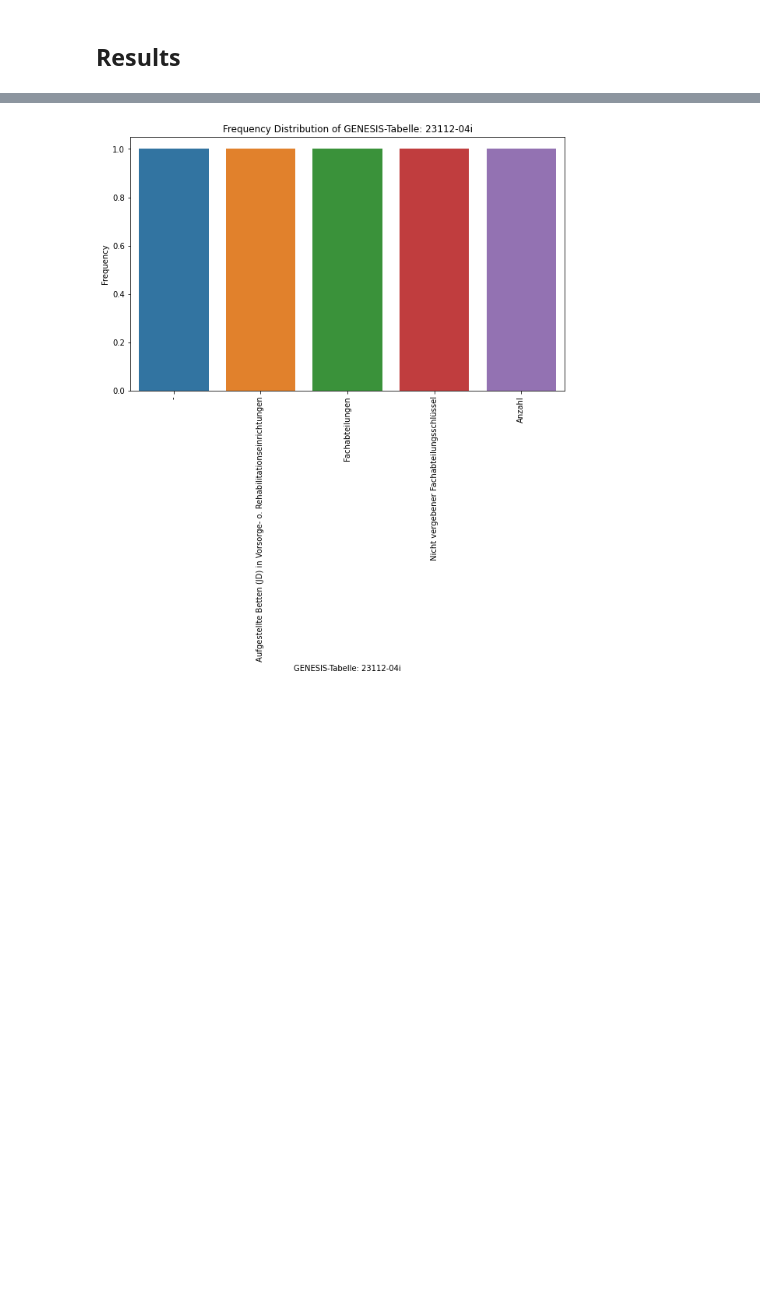
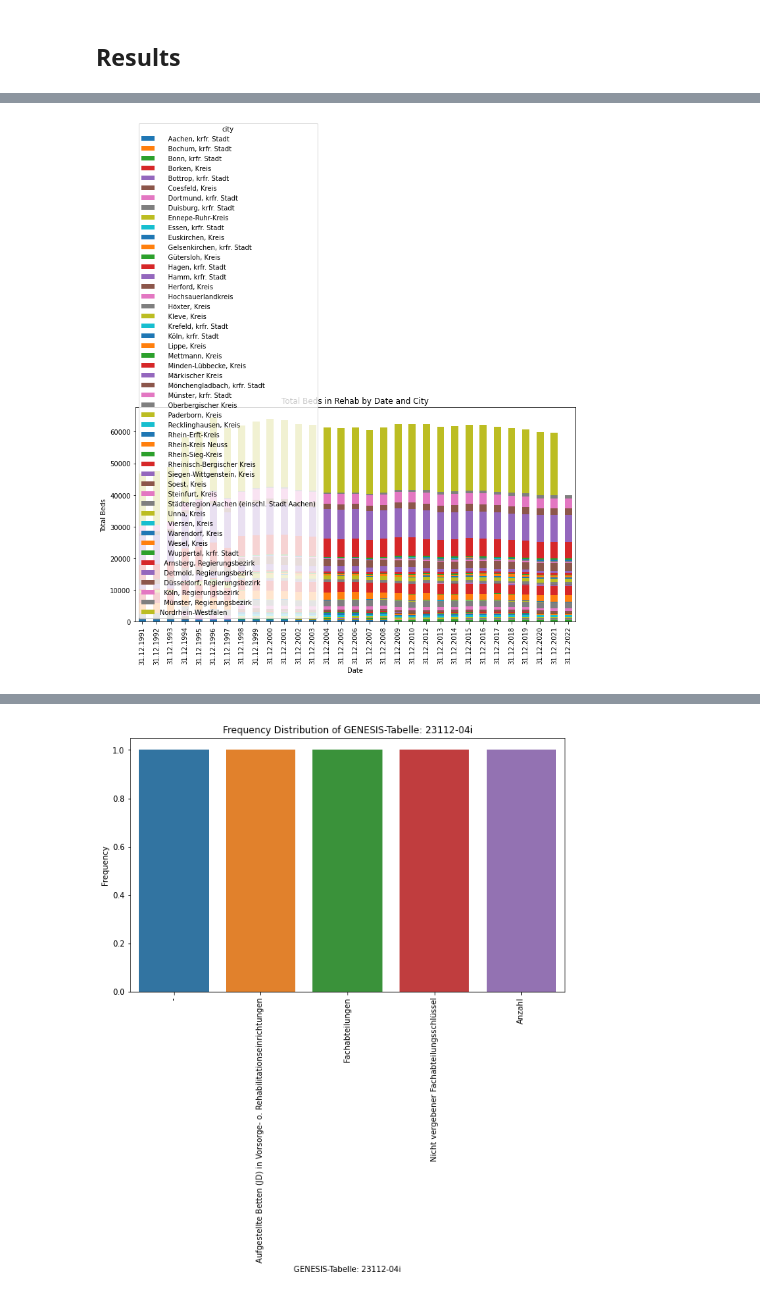
Before and after one commit to siddharthmane/made-template, a Jupyter notebook: project/report.ipynb, the cells around one changed output, grey strips where cells are left out. Cells and saved outputs as stored; diff of their text form; code cells hidden in the pictures; blank space fills up the shorter version.

```diff
--- a/project/report.ipynb
+++ b/project/report.ipynb
@@ -46,0 +129,21 @@ Requirement already satisfied: six>=1.5 in c:\users\91957\appdata\local\programs
+# %%
+import pandas as pd
+import matplotlib.pyplot as plt
+
+# Assuming beddata_df is your DataFrame
+
+# Convert 'setup beds in rehab Total' to numeric for proper summation
+beddata_df['setup beds in rehab Total'] = pd.to_numeric(beddata_df['setup beds in rehab Total'], errors='coerce')
+
+# Group by 'Date' and 'City' and sum the 'setup beds in rehab Total'
+grouped_data = beddata_df.groupby(['date', 'city'])['setup beds in rehab Total'].sum().unstack()
+
+# Plotting
+grouped_data.plot(kind='bar', stacked=True, figsize=(12, 6))  # Stacked bar plot
+plt.xlabel('Date')
+plt.ylabel('Total Beds')
+plt.title('Total Beds in Rehab by Date and City')
+# plt.legend(title='City')
+plt.show()
+# %% [output]
+[figure, added]
```
Also changed, not shown: parts of 11 cells of this notebook, 4 other files.
